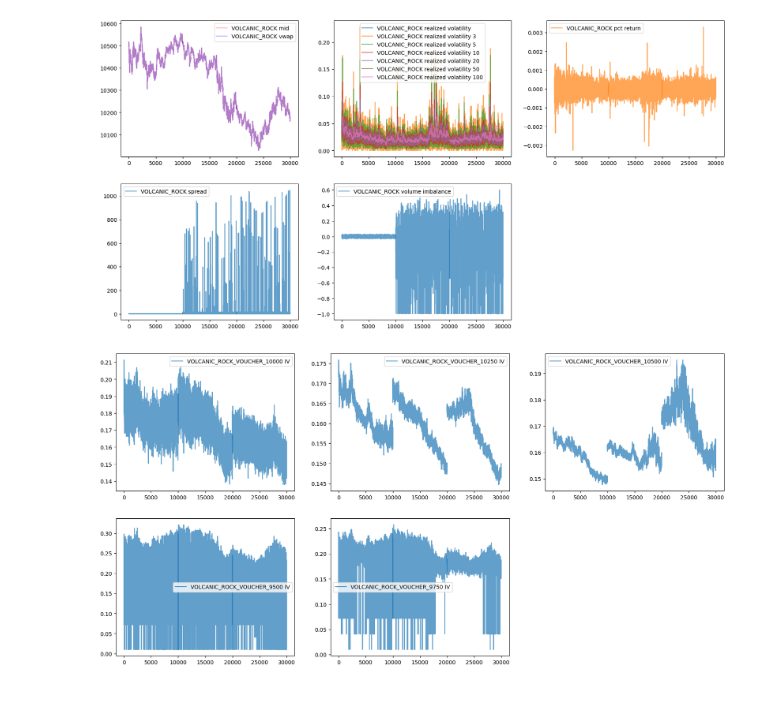
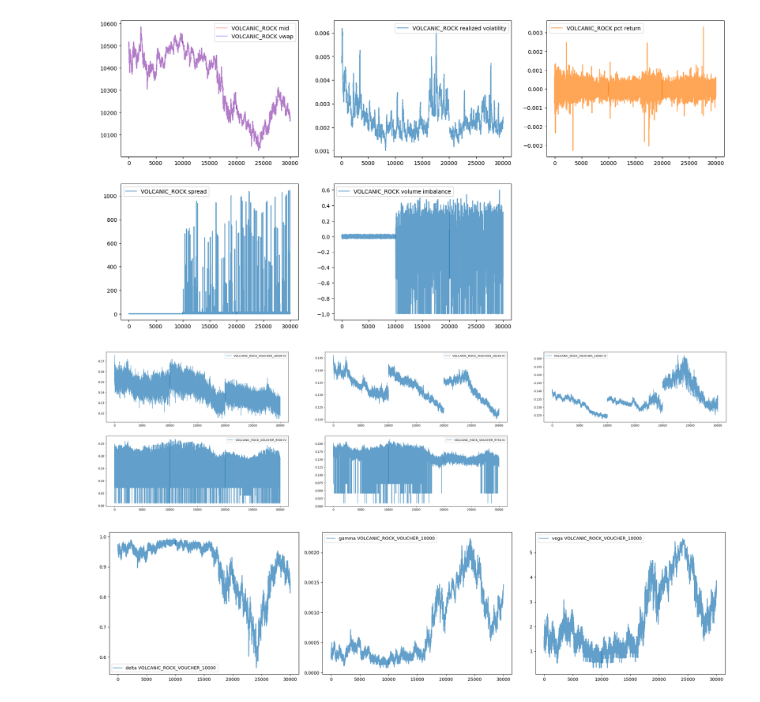
Before and after one commit to Cynric1/smarthusky1, a Jupyter notebook: round3_analysis.ipynb, the cells around one changed output. Drawn from its saved outputs; the diff is of its cells as text; code cells hidden in the pictures.

```diff
--- a/round3_analysis.ipynb
+++ b/round3_analysis.ipynb
@@ -131,7 +127,7 @@ OPTIONS = [
     'VOLCANIC_ROCK_VOUCHER_9750']
 STRIKES = [10000, 10250, 10500, 9500, 9750]
 # %%
-TIME_TO_EXPIRY = [7, 6, 5]
+TIME_TO_EXPIRY = np.array([7, 6, 5])/252
 for i, df in enumerate([prices_1, prices_2, prices_3]):
     df['bid_volume'] = df['bid_volume_1'].fillna(0) + df['bid_volume_2'].fillna(0) + df['bid_volume_3'].fillna(0)
     df['ask_volume'] = df['ask_volume_1'].fillna(0) + df['ask_volume_2'].fillna(0) + df['ask_volume_3'].fillna(0)
@@ -160,13 +156,7 @@ for i, df in enumerate([prices_1, prices_2, prices_3]):
         df.loc[idx, 'std_window5'] = df.loc[idx, 'mid_price'].rolling(5).std()
         df.loc[idx, 'std_window10'] = df.loc[idx, 'mid_price'].rolling(10).std()
         # Here one timestamp is 100/10000 of a day
-        df.loc[idx, 'realized_volatility'] = df.loc[idx, 'log_return'].rolling(100).std() * np.sqrt(10000)
-        df.loc[idx, 'realized_volatility_3'] = df.loc[idx, 'log_return'].rolling(3).std() * np.sqrt(10000)
-        df.loc[idx, 'realized_volatility_5'] = df.loc[idx, 'log_return'].rolling(5).std() * np.sqrt(10000)
-        df.loc[idx, 'realized_volatility_10'] = df.loc[idx, 'log_return'].rolling(10).std() * np.sqrt(10000)
-        df.loc[idx, 'realized_volatility_20'] = df.loc[idx, 'log_return'].rolling(20).std() * np.sqrt(10000)
-        df.loc[idx, 'realized_volatility_50'] = df.loc[idx, 'log_return'].rolling(50).std() * np.sqrt(10000)
-        df.loc[idx, 'realized_volatility_100'] = df.loc[idx, 'log_return'].rolling(100).std() * np.sqrt(10000)
+        df.loc[idx, 'realized_volatility_window3'] = df.loc[idx, 'log_return'].rolling(3).std() * np.sqrt(252*100)
     for option, stike in zip(OPTIONS, STRIKES):
         idx = df['product'] == option
         timestamp = df.loc[idx, 'timestamp'].values
@@ -175,14 +165,28 @@ for i, df in enumerate([prices_1, prices_2, prices_3]):
         spot_price = df.loc[spot_idx, 'mid_price'].values
         spot_timestamp = df.loc[spot_idx, 'timestamp'].values
         assert (timestamp == spot_timestamp).all(), "Timestamps do not match"
-        time_to_expiry = TIME_TO_EXPIRY[i] / 365
-        # compute implied volatility
+        time_to_expiry = TIME_TO_EXPIRY[i]
         vols = np.zeros(len(call_price))
+        deltas = np.zeros(len(call_price))
+        gammas = np.zeros(len(call_price))
+        vegas = np.zeros(len(call_price))
         for j in range(len(call_price)):
             vols[j] = BlackScholes.implied_volatility(
-                call_price[j], spot_price[j], stike, time_to_expiry, max_iterations=200, tolerance=1e-10
+                call_price[j], spot_price[j], stike, time_to_expiry, max_iterations=500, tolerance=1e-8
+            )
+            deltas[j] = BlackScholes.delta(
+                spot_price[j], stike, time_to_expiry, vols[j]
+            )
+            gammas[j] = BlackScholes.gamma(
+                spot_price[j], stike, time_to_expiry, vols[j]
+            )
+            vegas[j] = BlackScholes.vega(
+                spot_price[j], stike, time_to_expiry, vols[j]
             )
         df.loc[idx, 'implied_volatility'] = vols
+        df.loc[idx, 'delta'] = deltas
+        df.loc[idx, 'gamma'] = gammas
+        df.loc[idx, 'vega'] = vegas
 # %%
 product = 'VOLCANIC_ROCK'
 start = 0
@@ -203,12 +207,6 @@ for day, df in enumerate([prices_1, prices_2, prices_3]):
     plt.subplot(row, col, cnt)
     cnt += 1
     plt.plot(plot_range, df['realized_volatility'][idx], label=f'{product} realized volatility', alpha=0.7, c='C0')
-    plt.plot(plot_range, df['realized_volatility_3'][idx], label=f'{product} realized volatility 3', alpha=0.7, c='C1')
-    plt.plot(plot_range, df['realized_volatility_5'][idx], label=f'{product} realized volatility 5', alpha=0.7, c='C2')
-    plt.plot(plot_range, df['realized_volatility_10'][idx], label=f'{product} realized volatility 10', alpha=0.7, c='C3')
-    plt.plot(plot_range, df['realized_volatility_20'][idx], label=f'{product} realized volatility 20', alpha=0.7, c='C4')
-    plt.plot(plot_range, df['realized_volatility_50'][idx], label=f'{product} realized volatility 50', alpha=0.7, c='C5')
-    plt.plot(plot_range, df['realized_volatility_100'][idx], label=f'{product} realized volatility 100', alpha=0.7, c='C6')
     plt.legend() if day == 0 else None
     plt.subplot(row, col, cnt)
     cnt += 1
@@ -224,22 +222,44 @@ for day, df in enumerate([prices_1, prices_2, prices_3]):
     plt.legend() if day == 0 else None
     start = end + 1
 # %% [output]
-[figure, old version]
+[figure, new version]
 # %%
 start = 0
-plt.figure(figsize=(20, 10))
+plt.figure(figsize=(40, 10))
 row, col = 2, 3
 for day, df in enumerate([prices_1, prices_2, prices_3]):
     cnt = 1
     for option in OPTIONS:
         # plot iv
         idx = df['product'] == option
         end = start+len(df['timestamp'][idx])-1
         plot_range = range(start, end+1)
         plt.subplot(row, col, cnt)
         cnt += 1
         plt.plot(plot_range, df['implied_volatility'][idx], label=f'{option} IV', alpha=0.7, c='C0')
         plt.legend() if day == 0 else None
     start = end + 1
 # %% [output]
-[figure, old version]
+[figure, new version]
+# %%
+# plot greeks
+GREEKS = ['delta', 'gamma', 'vega']
+start = 0
+plt.figure(figsize=(20, 5))
+row, col = 1, 3
+for day, df in enumerate([prices_1, prices_2, prices_3]):
+    cnt = 1
+    for greek in GREEKS:
+        # plot iv
+        idx = df['product'] == 'VOLCANIC_ROCK_VOUCHER_10000'
+        end = start+len(df['timestamp'][idx])-1
+        plot_range = range(start, end+1)
+        plt.subplot(row, col, cnt)
+        cnt += 1
+        plt.plot(plot_range, df[greek][idx], label=f'{greek} VOLCANIC_ROCK_VOUCHER_10000', alpha=0.7, c='C0')
+        plt.legend() if day == 0 else None
+    start = end + 1
+plt.tight_layout()
+plt.show()
+# %% [output]
+[figure, added]
```
Also changed, not shown: parts of 1 cell of this notebook.
